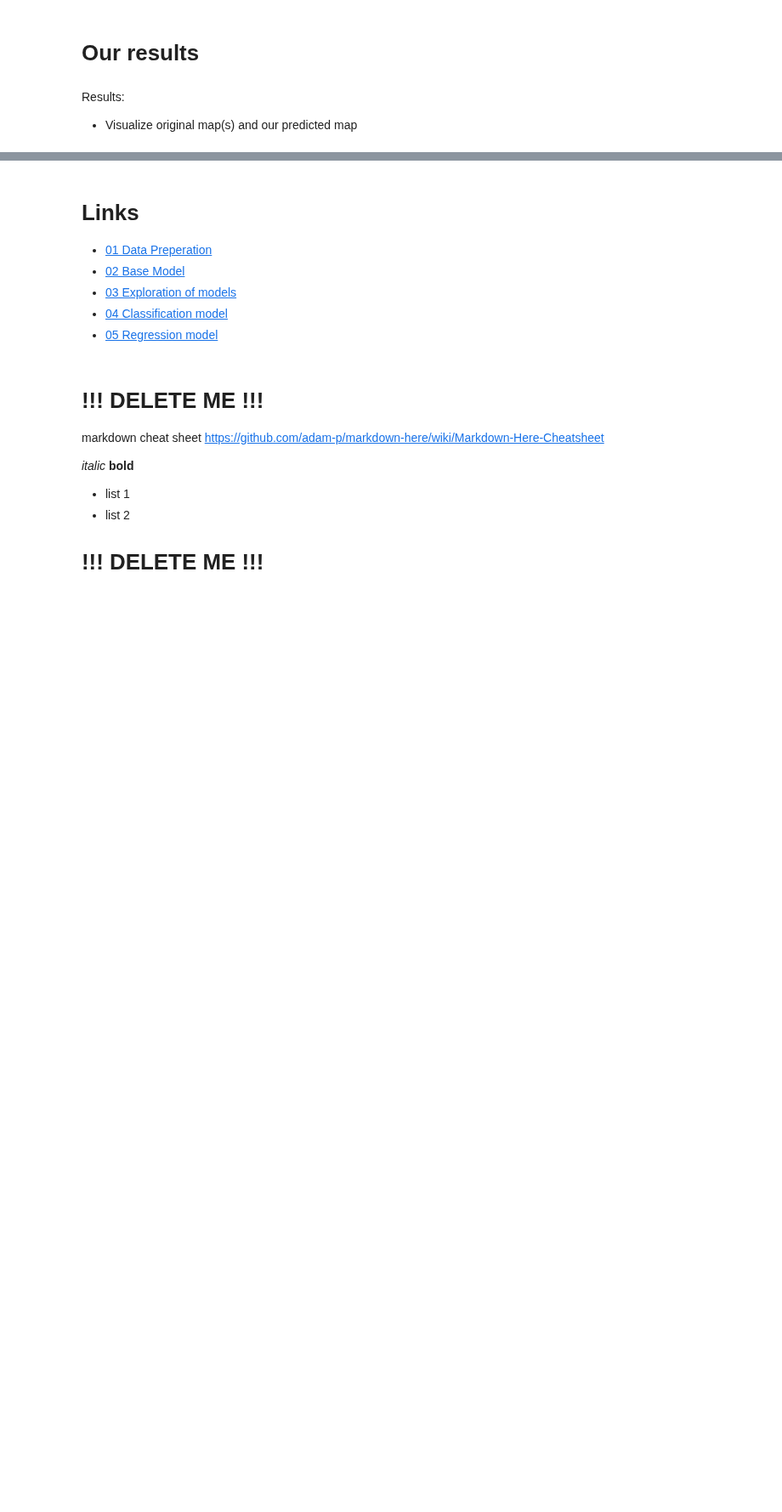
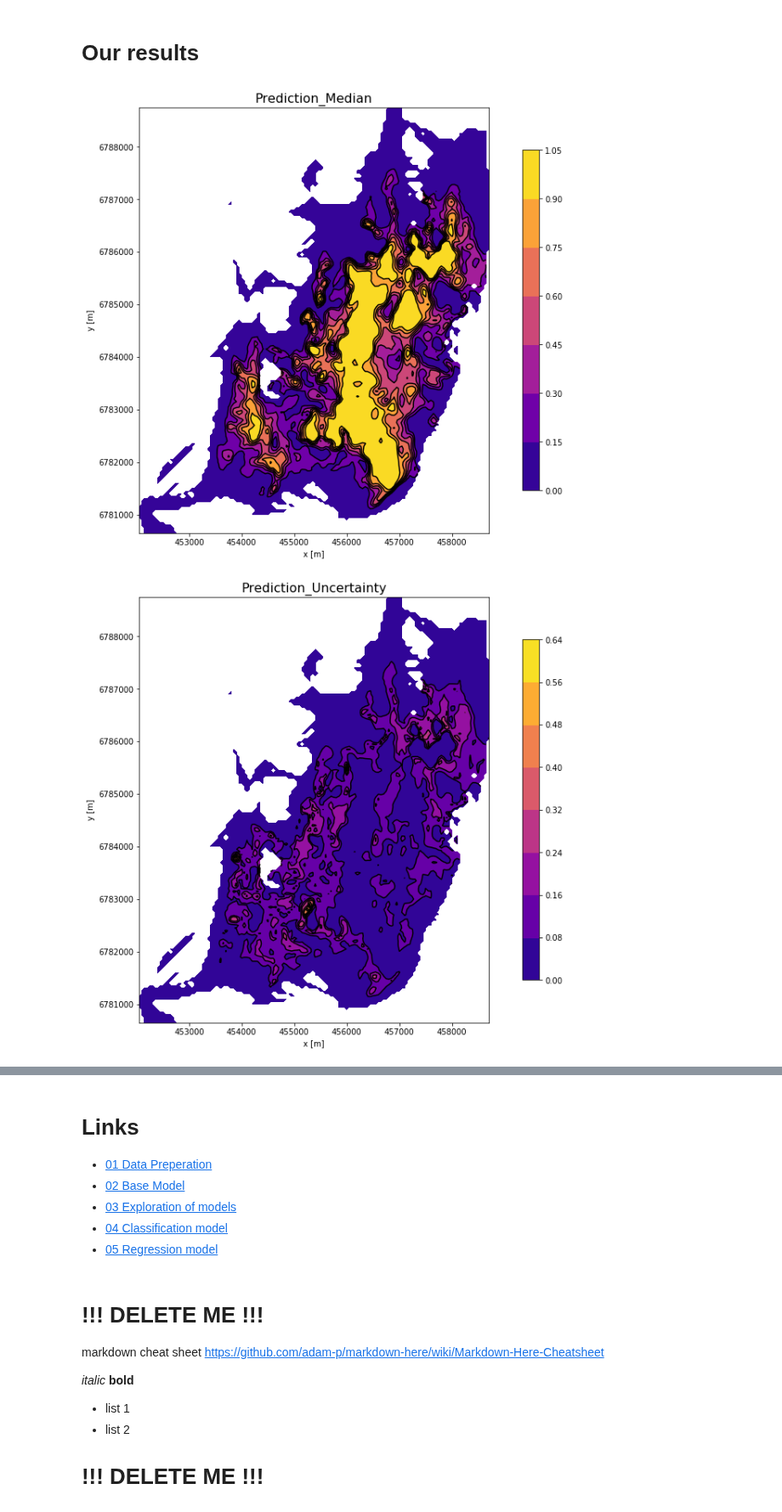
Before and after one commit to Nozziel/OGA2018_SweetSpotPrediction, a Jupyter notebook: Notebooks/99 Presentation.ipynb, the cells around one changed output, grey strips where cells are left out. Shown at 85% size. Saved outputs shown, nothing was run; the diff lists cells and outputs as text; code cells hidden in the pictures; blank space fills up the shorter version.

```diff
--- a/Notebooks/99 Presentation.ipynb
+++ b/Notebooks/99 Presentation.ipynb
@@ -20,6 +18,14 @@ https://github.com/Nozziel/OGA2018_SweetSpotPrediction
 # %% [markdown]
 # Our results
-# %% [markdown]
-
-Results:
-* Visualize original map(s) and our predicted map
+# %%
+# Read summary dataframes & recover list of realisation dataframes
+df_median = pd.read_csv('PredictionSummary_Median.csv')
+df_unc = pd.read_csv('PredictionSummary_Uncertainty.csv')
+%store -r dataframes_with_predictions
+# %%
+# Plot summary
+ssp.plot_map(df_median, 'Prediction_Median')
+ssp.plot_map(df_unc, 'Prediction_Uncertainty')
+# %% [output]
+[figure, added]
+[figure, added]
```
Also changed, not shown: parts of 7 cells of this notebook.
